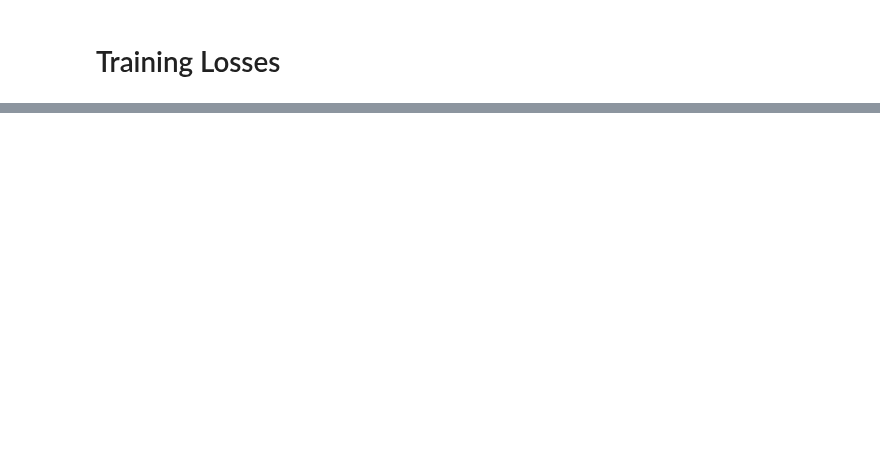
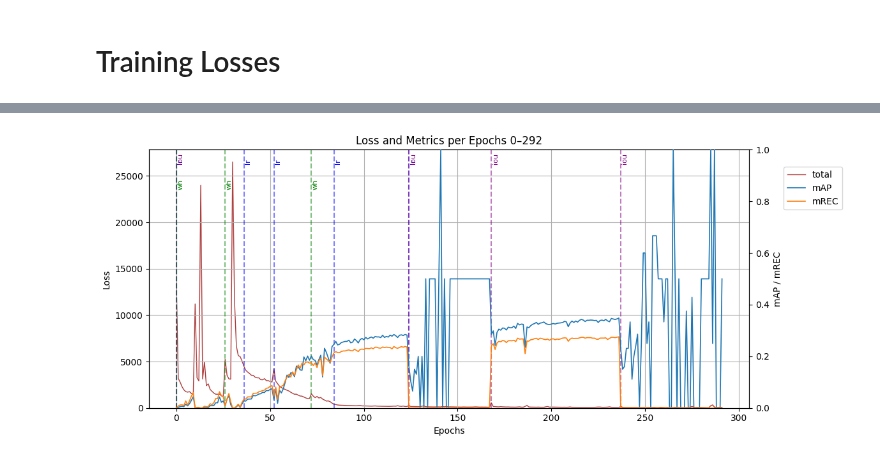
Before and after one commit to fusiongodo/yolo-score, a Jupyter notebook: visualize.ipynb, the cells around one changed output, grey strips where cells are left out. Saved outputs shown, nothing was run; the diff lists cells and outputs as text; code cells hidden in the pictures; blank space fills up the shorter version.

```diff
--- a/visualize.ipynb
+++ b/visualize.ipynb
@@ -321,0 +350,86 @@ ModelSeries: loadJsonData()
+# %%
+intervals = [(0, 300), (40, 125), (40, 250), (40, 300)]
+# %%
+def plotTraining(start, end, name, total, save):
+   filepath = os.path.join(os.getcwd(), "presentation", "training_plots", f"{name}_{start}_{end}")
+   # guard against out-of-range
+   end = min(end, len(records))
+
+   # detect parameter changes
+   lr_change  = records[records["c_lr"].diff()     != 0].index
+   wh_change  = records[records["c_wh"].diff()     != 0].index
+   iou_change = records[records["iou_obj"].diff()  != 0].index
+
+   # restrict to visible window
+   lr_change  = lr_change[(lr_change  >= start) & (lr_change  < end)]
+   wh_change  = wh_change[(wh_change  >= start) & (wh_change  < end)]
+   iou_change = iou_change[(iou_change >= start) & (iou_change  < end)]
+
+   fig, ax1 = plt.subplots(figsize=(15, 5))
+
+   # left axis: losses
+   # for loss, label in zip(losses, labels):
+   for loss, label in zip(losses, labels):
+      if not total:
+         if label not in ["mAP", "mREC", "total"]:
+            ax1.plot(epochs[start:end], loss[start:end], label=label, alpha=0.9, linewidth=1.0, zorder=1)
+      else:
+         if label == "total":
+            ax1.plot(epochs[start:end], loss[start:end], label=label, alpha=0.9, linewidth=1.0, zorder=1, color="brown")
+
+
+
+   ax1.set_xlabel("Epochs")
+   ax1.set_ylabel("Loss")
+   ax1.grid(True)
+
+   # vertical markers
+   def add_markers(ax, idxs, tag, color, yfac=0.95):
+      for idx in idxs:
+         ax.axvline(x=idx, color=color, linestyle='--', alpha=0.5)
+         ax.text(idx + 0.5, ax.get_ylim()[1] * yfac, tag,
+                  color=color, rotation=90, fontsize=8)
+
+   add_markers(ax1, lr_change,  'lr',  'blue',   0.95)
+   add_markers(ax1, iou_change, 'iou', 'purple', 0.95)
+   add_markers(ax1, wh_change,  'wh',  'green',  0.85)
+
+   # right axis: metrics
+   ax2 = ax1.twinx()
+   for loss, label in zip(losses, labels):
+      if label in ["mAP", "mREC"]:
+         ax2.plot(
+               epochs[start:end], loss[start:end],
+               label=label, linewidth=1.2, markersize=3.5,
+               markevery=max(1, (end-start)//15), zorder=3
+         )
+
+   ax2.set_ylabel("mAP / mREC")
+   ax2.set_ylim(0, 1.0)
+   ax1.set_ylim(bottom=0)
+   ax2.set_ylim(bottom=0)
+
+
+   # combine legends
+   lines, labels1 = ax1.get_legend_handles_labels()
+   lines2, labels2 = ax2.get_legend_handles_labels()
+   #ax1.legend(lines + lines2, labels1 + labels2, loc="upper right")
+   # ax1.legend(lines + lines2, labels1 + labels2,
+   #         loc="center left", bbox_to_anchor=(1.01, 0.5))
+   #plt.tight_layout(rect=[0, 0, 0.85, 1])  # shrink plot to 85%
+   ax1.legend(lines + lines2, labels1 + labels2,
+           loc="center left", bbox_to_anchor=(1.05, 0.85))
+
+   plt.title(f"Loss and Metrics per Epochs {start}–{end}")
+   #plt.tight_layout()
+   plt.tight_layout(rect=[0, 0, 0.8, 1])  # keep 90% for plot, 10% for legend
+   if save:
+      #plt.savefig(filepath)
+      plt.savefig(filepath, bbox_inches="tight", pad_inches=0.05)
+
+   plt.show()
+
+for (start, end) in intervals:
+   plotTraining(start, end, "total", True, True)
+# %% [output]
+[figure, added]
```
Also changed, not shown: parts of 17 cells of this notebook, 1 other file.
